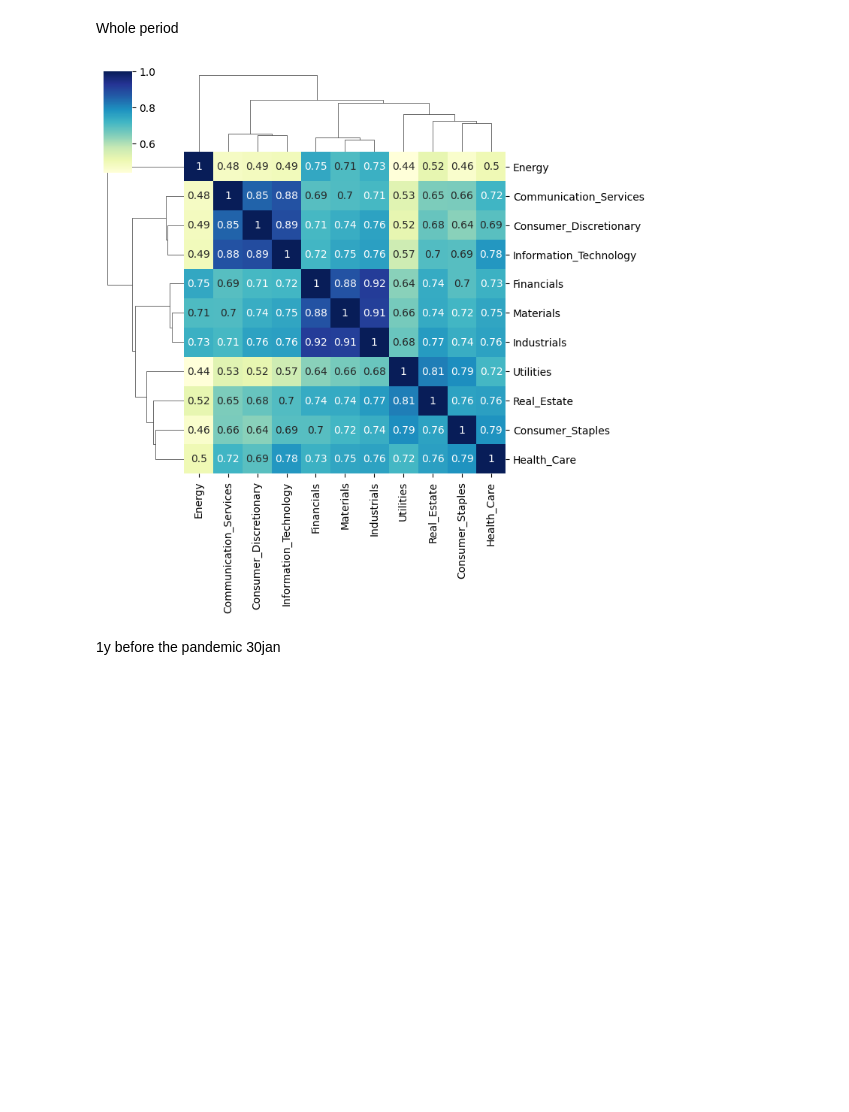
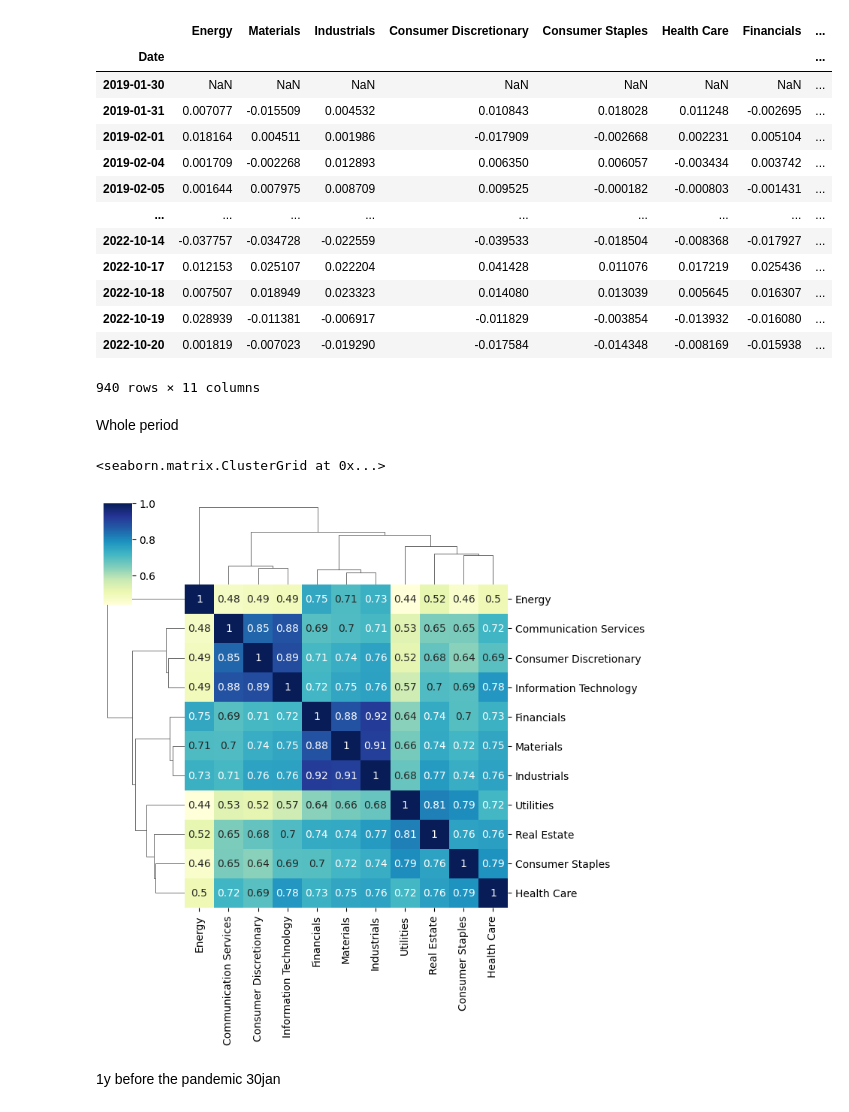
Before and after one commit to FilippoCaramatti/Sectors_Factors, a Jupyter notebook: Sectors_factors.ipynb, the cells around one changed output. Cells and saved outputs as stored; diff of their text form; code cells hidden in the pictures; blank space fills up the shorter version.

```diff
--- a/Sectors_factors.ipynb
+++ b/Sectors_factors.ipynb
@@ -50,10 +19,43 @@ returns
+# %%
+data.rename({"^SP500-50" : "Communication Services",
+    "^SP500-25": "Consumer Discretionary",
+    "^SP500-30": "Consumer Staples",
+    "^GSPE": "Energy",
+    "^SP500-40": "Financials",
+    "^SP500-35": "Health Care",
+    "^SP500-20": "Industrials",
+    "^SP500-45": "Information Technology",
+    "^SP500-15": "Materials",
+    "^SP500-60": "Real Estate",
+    "^SP500-55": "Utilities"
+
+}, axis=1, inplace=True)
+close = data["Close"]
+returns = pd.DataFrame(np.log(close/close.shift(1)))
+returns
+# %% [output]
+|  | Energy | Materials | Industrials | Consumer Discretionary | Consumer Staples | Health Care | Financials | ... |
+| Date |  |  |  |  |  |  |  | ... |
+| 2019-01-30 | NaN | NaN | NaN | NaN | NaN | NaN | NaN | ... |
+| 2019-01-31 | 0.007077 | -0.015509 | 0.004532 | 0.010843 | 0.018028 | 0.011248 | -0.002695 | ... |
+| 2019-02-01 | 0.018164 | 0.004511 | 0.001986 | -0.017909 | -0.002668 | 0.002231 | 0.005104 | ... |
+| 2019-02-04 | 0.001709 | -0.002268 | 0.012893 | 0.006350 | 0.006057 | -0.003434 | 0.003742 | ... |
+| 2019-02-05 | 0.001644 | 0.007975 | 0.008709 | 0.009525 | -0.000182 | -0.000803 | -0.001431 | ... |
+| ... | ... | ... | ... | ... | ... | ... | ... | ... |
+| 2022-10-14 | -0.037757 | -0.034728 | -0.022559 | -0.039533 | -0.018504 | -0.008368 | -0.017927 | ... |
+| 2022-10-17 | 0.012153 | 0.025107 | 0.022204 | 0.041428 | 0.011076 | 0.017219 | 0.025436 | ... |
+| 2022-10-18 | 0.007507 | 0.018949 | 0.023323 | 0.014080 | 0.013039 | 0.005645 | 0.016307 | ... |
+| 2022-10-19 | 0.028939 | -0.011381 | -0.006917 | -0.011829 | -0.003854 | -0.013932 | -0.016080 | ... |
+| 2022-10-20 | 0.001819 | -0.007023 | -0.019290 | -0.017584 | -0.014348 | -0.008169 | -0.015938 | ... |
+940 rows × 11 columns
 # %% [markdown]
 Whole period
 # %%
 returns_corr = returns.corr()
-hmap = sns.clustermap(returns_corr, cmap="YlGnBu", annot=True, figsize=(7.5, 7.5))
+sns.clustermap(returns_corr, cmap="YlGnBu", annot=True, figsize=(7.5, 7.5))
 # %% [output]
+<seaborn.matrix.ClusterGrid at 0x...>
-[figure, old version]
+[figure, new version]
 # %% [markdown]
 1y before the pandemic 30jan
 # %%
```
Also changed, not shown: parts of 4 cells of this notebook, 1 other file.
